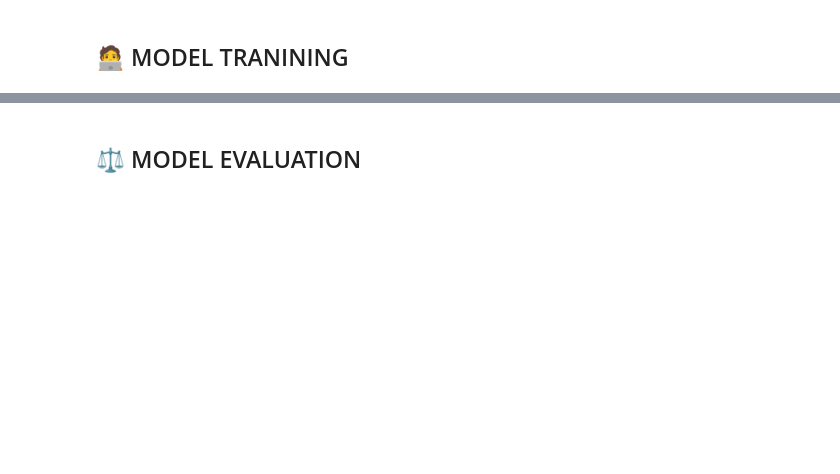
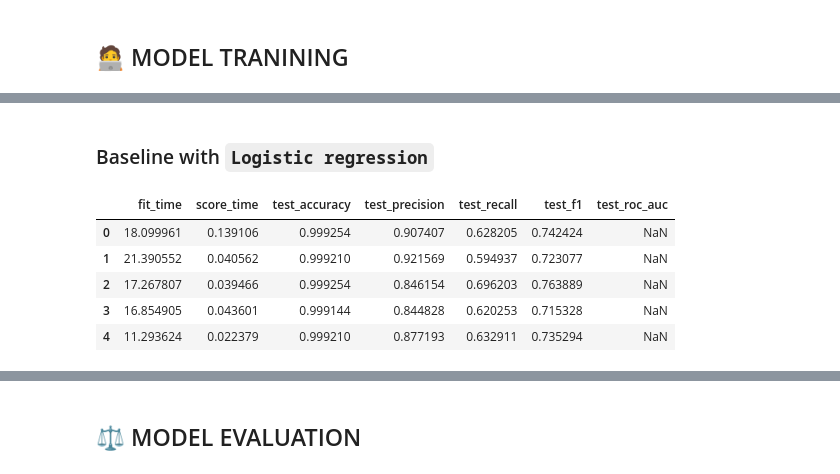
Before and after one commit to trungdung1711/credit-card-fraud-detection, a Jupyter notebook: notebooks/_v1.ipynb, the cells around one changed output, grey strips where cells are left out. Cells and saved outputs as stored; diff of their text form; code cells hidden in the pictures; blank space fills up the shorter version.

Commit message:
feat: :sparkles: add baseline model as Logistic regression

```diff
--- a/notebooks/_v1.ipynb
+++ b/notebooks/_v1.ipynb
@@ -289,0 +315,6 @@ for i in range(1, 29):
+# %%
+# drop Time because it is an irrelevant feature
+df = df.drop(columns=["Time"])
+# %%
+X = df.drop(columns=["Class"])
+y = df["Class"]
@@ -289,0 +323,7 @@ for i in range(1, 29):
+# %%
+X_train, X_test, y_train, y_test = train_test_split(X, y, random_state=42, test_size=0.2, stratify=y)
+
+# Class distribution
+print("- ORIGINAL:\n", y.value_counts(normalize=True))
+print("\n- TRAIN:\n", y_train.value_counts(normalize=True))
+print("\n- TEST:\n", y_test.value_counts(normalize=True))
@@ -289,0 +348,29 @@ for i in range(1, 29):
+# %% [markdown]
+### Baseline with `Logistic regression`
+# %%
+baseline_model = LogisticRegression(
+    random_state=42,
+    max_iter=1000,
+)
+
+# define folds
+cv = StratifiedKFold(n_splits=5, shuffle=True, random_state=42)
+
+# define scores
+scoring = {
+    'accuracy': make_scorer(accuracy_score),
+    'precision': make_scorer(precision_score),
+    'recall': make_scorer(recall_score),
+    'f1': make_scorer(f1_score),
+    'roc_auc': make_scorer(roc_auc_score, needs_proba=True)
+}
+
+# k-fold cross validate
+cv_results = cross_validate(baseline_model, X_train, y_train, cv=cv, scoring=scoring, return_train_score=False, n_jobs=-1)
+# %% [output]
+|  | fit_time | score_time | test_accuracy | test_precision | test_recall | test_f1 | test_roc_auc |
+| 0 | 18.099961 | 0.139106 | 0.999254 | 0.907407 | 0.628205 | 0.742424 | NaN |
+| 1 | 21.390552 | 0.040562 | 0.999210 | 0.921569 | 0.594937 | 0.723077 | NaN |
+| 2 | 17.267807 | 0.039466 | 0.999254 | 0.846154 | 0.696203 | 0.763889 | NaN |
+| 3 | 16.854905 | 0.043601 | 0.999144 | 0.844828 | 0.620253 | 0.715328 | NaN |
+| 4 | 11.293624 | 0.022379 | 0.999210 | 0.877193 | 0.632911 | 0.735294 | NaN |
```
Also changed, not shown: parts of 21 cells of this notebook.
